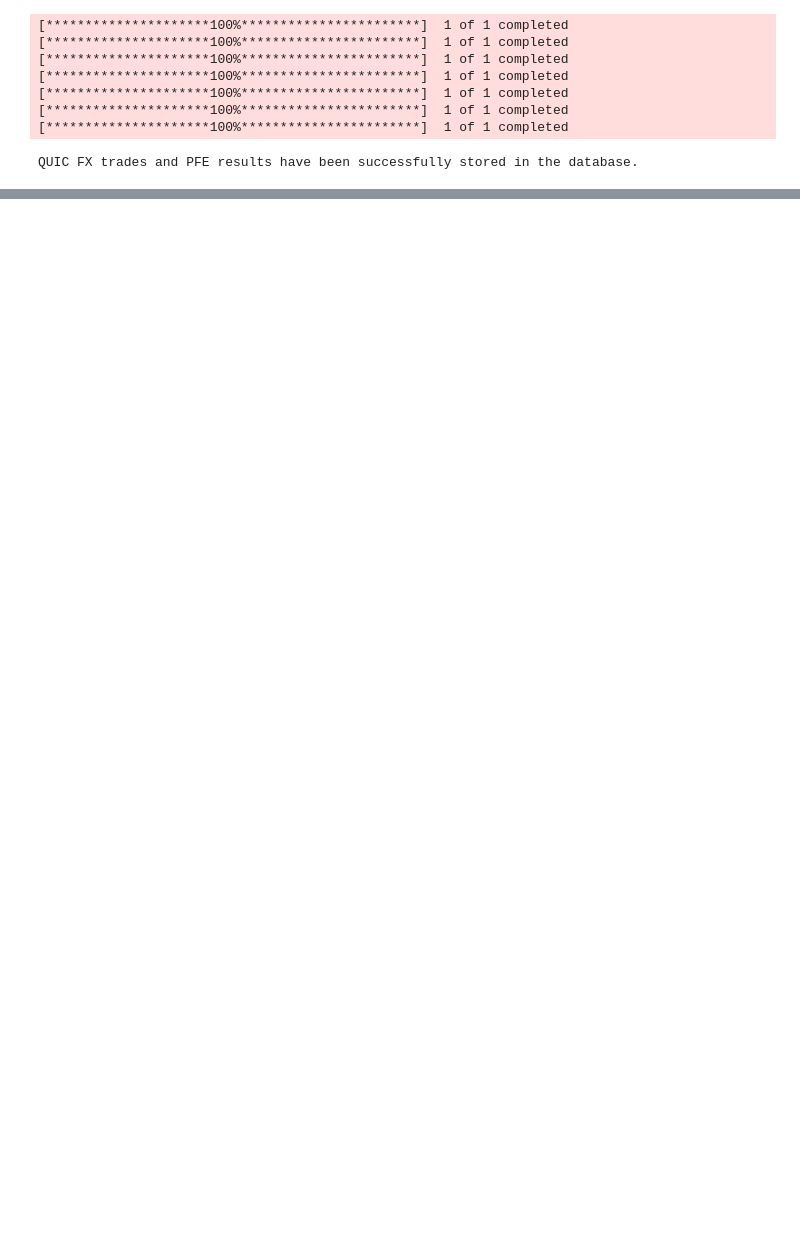
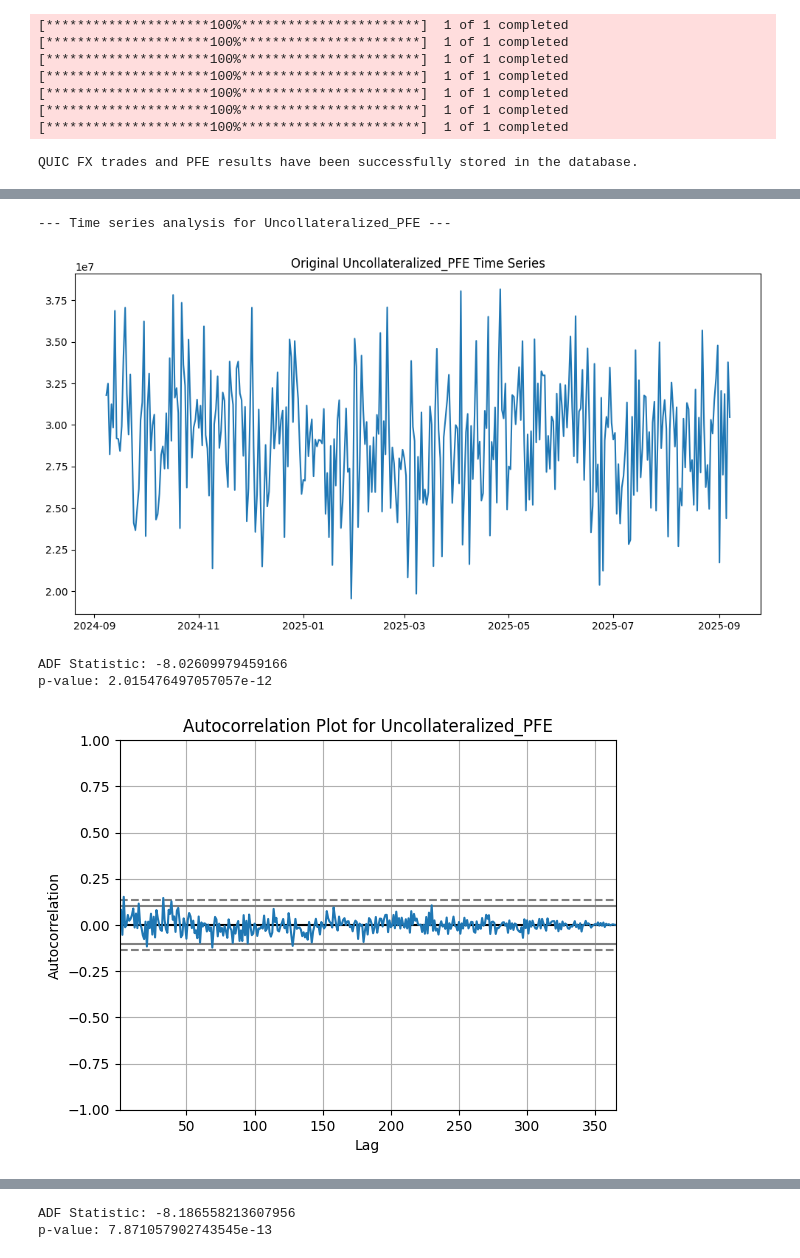
Before and after one commit to chrisjnielson44/impact-trade-file-analysis, a Jupyter notebook: impact-trade-file-analysis-back-end/data/product/FX/FX Forward/FXForwardTradeGeneration.ipynb, the cells around one changed output, grey strips where cells are left out. Saved outputs shown, nothing was run; the diff lists cells and outputs as text; code cells hidden in the pictures; blank space fills up the shorter version.

```diff
--- a/impact-trade-file-analysis-back-end/data/product/FX/FX Forward/FXForwardTradeGeneration.ipynb
+++ b/impact-trade-file-analysis-back-end/data/product/FX/FX Forward/FXForwardTradeGeneration.ipynb
@@ -469,0 +538,77 @@ quic_pfe_results_table
+# %%
+import pandas as pd
+import numpy as np
+import matplotlib.pyplot as plt
+from statsmodels.tsa.seasonal import seasonal_decompose
+from statsmodels.tsa.arima.model import ARIMA
+from statsmodels.tsa.stattools import adfuller
+from pandas.plotting import autocorrelation_plot
+
+# Define target variables
+target_variables = ['Uncollateralized_PFE', 'Collateralized_PFE']
+
+def perform_time_series_analysis(df, target):
+    # Aggregate PFE by date
+    daily_pfe = df.groupby('MaturityDate')[target].mean()
+
+    # Check if we have enough data points
+    if len(daily_pfe) < 2:
+        print(f"Not enough data points for {target} time series analysis.")
+        return
+
+    # Plot the original time series
+    plt.figure(figsize=(12,6))
+    plt.plot(daily_pfe)
+    plt.title(f'Original {target} Time Series')
+    plt.show()
+
+    # Perform Augmented Dickey-Fuller test
+    result = adfuller(daily_pfe.dropna())
+    print(f'ADF Statistic: {result[0]}')
+    print(f'p-value: {result[1]}')
+
+    # Plot autocorrelation
+    autocorrelation_plot(daily_pfe)
+    plt.title(f'Autocorrelation Plot for {target}')
+    plt.show()
+
+    try:
+        # Perform time series decomposition
+        result = seasonal_decompose(daily_pfe, model='additive', period=min(30, len(daily_pfe)//2))
+        result.plot()
+        plt.suptitle(f'{target} Time Series Decomposition')
+        plt.tight_layout()
+        plt.show()
+    except ValueError as e:
+        print(f"Could not perform seasonal decomposition: {e}")
+
+    try:
+        # Fit ARIMA model
+        model = ARIMA(daily_pfe, order=(1,1,1))
+        results = model.fit()
+
+        # Make predictions
+        forecast = results.forecast(steps=min(30, len(daily_pfe)//3))
+
+        # Plot results
+        plt.figure(figsize=(12,6))
+        plt.plot(daily_pfe, label='Observed')
+        plt.plot(forecast, label='Forecast')
+        plt.legend()
+        plt.title(f'{target} Time Series Analysis and Forecast')
+        plt.show()
+
+        print(results.summary())
+    except ValueError as e:
+        print(f"Could not perform ARIMA modeling: {e}")
+
+for target in target_variables:
+    print(f"\n--- Time series analysis for {target} ---")
+    perform_time_series_analysis(quic_pfe_results_df, target)
+    print(f"Time series analysis for {target} complete.")
+# %% [output]
+--- Time series analysis for Uncollateralized_PFE ---
+[figure, added]
+ADF Statistic: -8.02609979459166
+p-value: 2.015476497057057e-12
+[figure, added]
@@ -469,0 +635,2 @@ quic_pfe_results_table
+ADF Statistic: -8.186558213607956
+p-value: 7.871057902743545e-13
```
Also changed, not shown: parts of 10 cells of this notebook, 52 other files.
